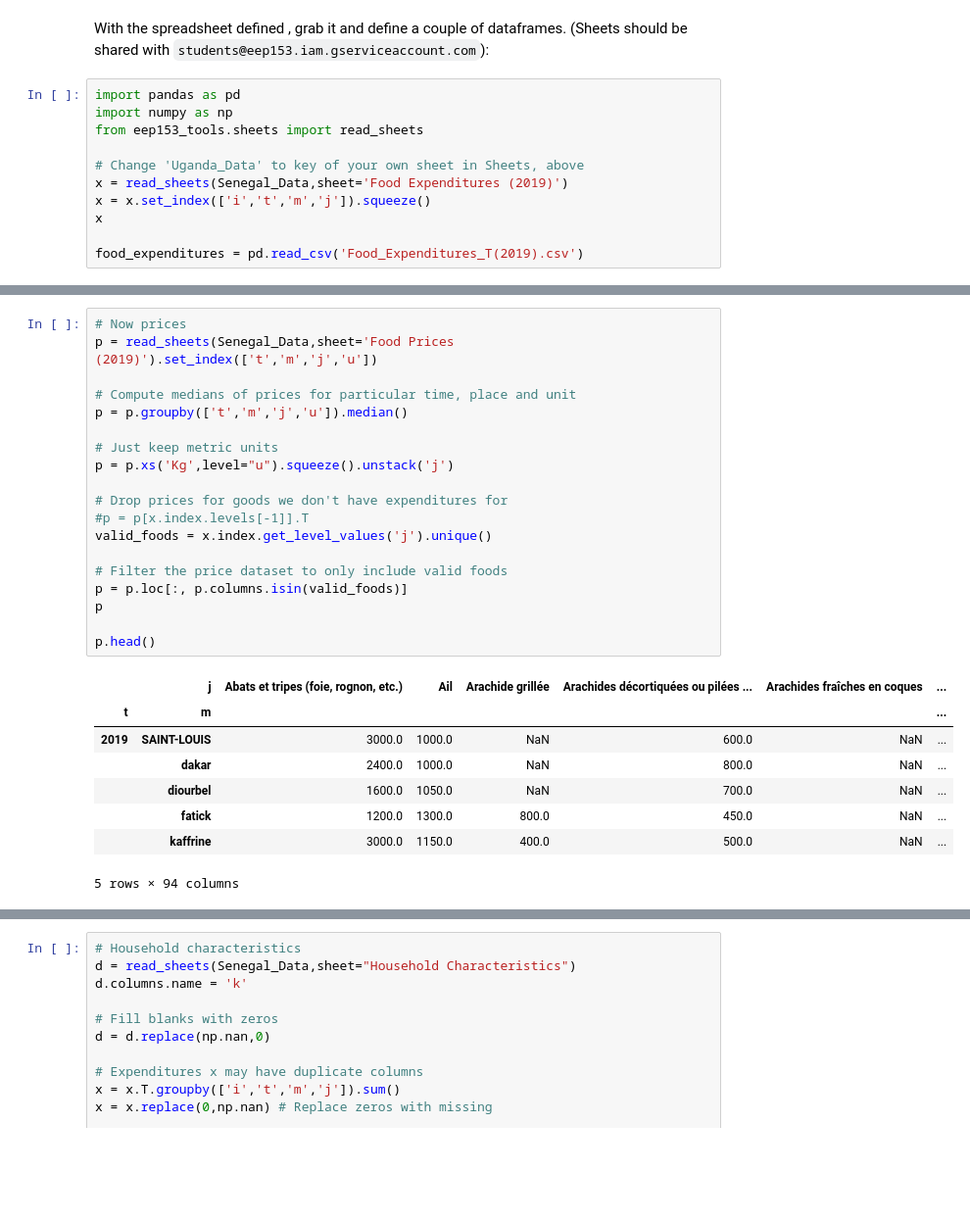
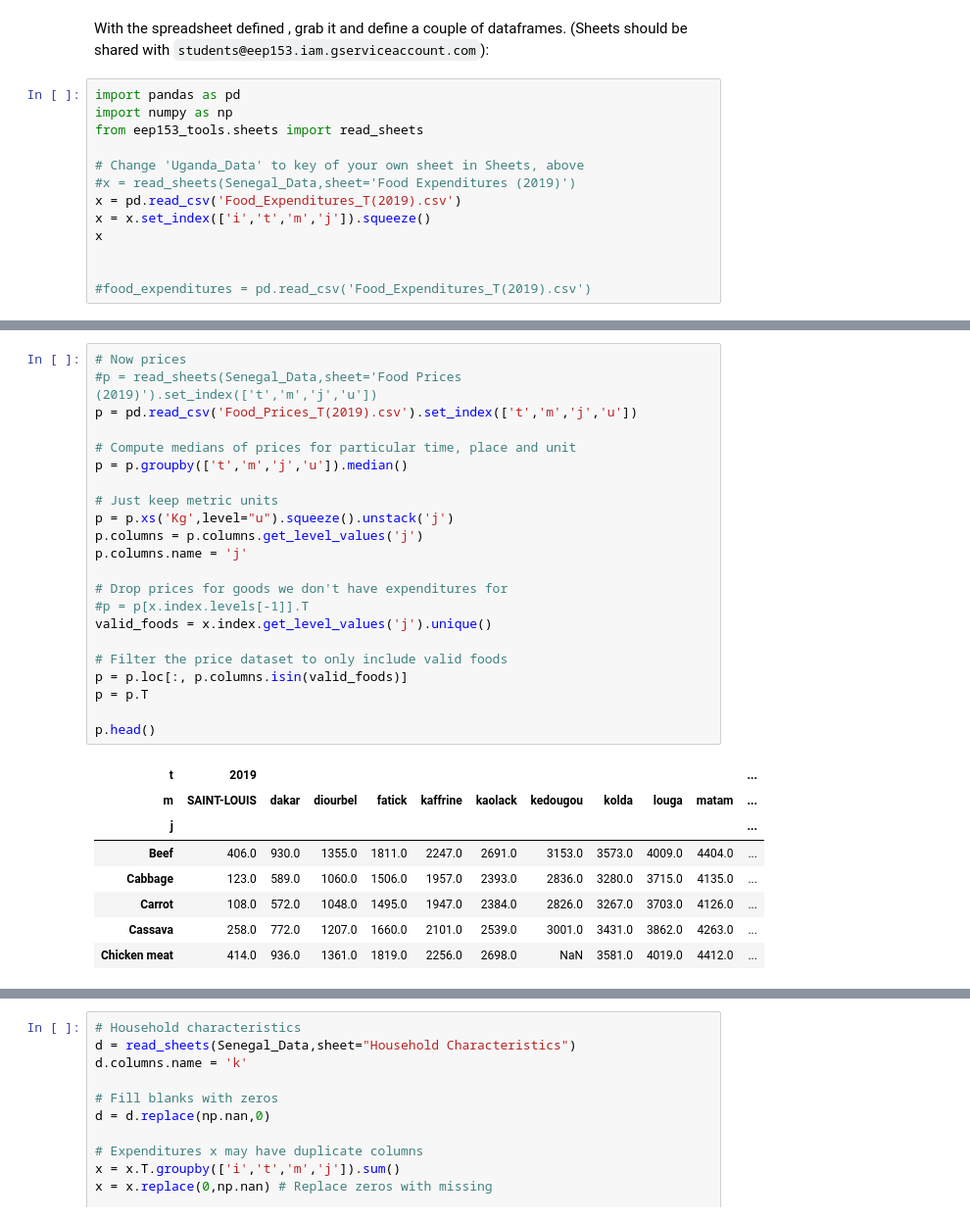
Before and after one commit to reilyfairchild/EEP153-Project-3, a Jupyter notebook: estimation_example.ipynb, the cells around one changed output, grey strips where cells are left out. Shown at 98% size. Saved outputs shown, nothing was run; the diff lists cells and outputs as text; blank space fills up the shorter version.

Commit message:
swap p pivot table

```diff
--- a/estimation_example.ipynb
+++ b/estimation_example.ipynb
@@ -87,9 +87,11 @@ import numpy as np
 from eep153_tools.sheets import read_sheets
 
 # Change 'Uganda_Data' to key of your own sheet in Sheets, above
-x = read_sheets(Senegal_Data,sheet='Food Expenditures (2019)')
+#x = read_sheets(Senegal_Data,sheet='Food Expenditures (2019)')
+x = pd.read_csv('Food_Expenditures_T(2019).csv')
 x = x.set_index(['i','t','m','j']).squeeze()
 x
 
-food_expenditures = pd.read_csv('Food_Expenditures_T(2019).csv')
+
+#food_expenditures = pd.read_csv('Food_Expenditures_T(2019).csv')
 # %% [output]
@@ -109,28 +112,31 @@ Name: Expenditure, Length: 93749, dtype: float64
 # %%
 # Now prices
-p = read_sheets(Senegal_Data,sheet='Food Prices (2019)').set_index(['t','m','j','u'])
+#p = read_sheets(Senegal_Data,sheet='Food Prices (2019)').set_index(['t','m','j','u'])
+p = pd.read_csv('Food_Prices_T(2019).csv').set_index(['t','m','j','u'])
 
 # Compute medians of prices for particular time, place and unit
 p = p.groupby(['t','m','j','u']).median()
 
 # Just keep metric units
 p = p.xs('Kg',level="u").squeeze().unstack('j')
+p.columns = p.columns.get_level_values('j')
+p.columns.name = 'j'
 
 # Drop prices for goods we don't have expenditures for
 #p = p[x.index.levels[-1]].T
 valid_foods = x.index.get_level_values('j').unique()
 
 # Filter the price dataset to only include valid foods
 p = p.loc[:, p.columns.isin(valid_foods)]
-p
+p = p.T
 
 p.head()
 # %% [output]
-|  | j | Abats et tripes (foie, rognon, etc.) | Ail | Arachide grillée | Arachides décortiquées ou pilées ... | Arachides fraîches en coques | ... |
-| t | m |  |  |  |  |  | ... |
-| 2019 | SAINT-LOUIS | 3000.0 | 1000.0 | NaN | 600.0 | NaN | ... |
-|  | dakar | 2400.0 | 1000.0 | NaN | 800.0 | NaN | ... |
-|  | diourbel | 1600.0 | 1050.0 | NaN | 700.0 | NaN | ... |
-|  | fatick | 1200.0 | 1300.0 | 800.0 | 450.0 | NaN | ... |
-|  | kaffrine | 3000.0 | 1150.0 | 400.0 | 500.0 | NaN | ... |
+| t | 2019 |  |  |  |  |  |  |  |  |  | ... |
+| m | SAINT-LOUIS | dakar | diourbel | fatick | kaffrine | kaolack | kedougou | kolda | louga | matam | ... |
+| j |  |  |  |  |  |  |  |  |  |  | ... |
+| Beef | 406.0 | 930.0 | 1355.0 | 1811.0 | 2247.0 | 2691.0 | 3153.0 | 3573.0 | 4009.0 | 4404.0 | ... |
+| Cabbage | 123.0 | 589.0 | 1060.0 | 1506.0 | 1957.0 | 2393.0 | 2836.0 | 3280.0 | 3715.0 | 4135.0 | ... |
+| Carrot | 108.0 | 572.0 | 1048.0 | 1495.0 | 1947.0 | 2384.0 | 2826.0 | 3267.0 | 3703.0 | 4126.0 | ... |
+| Cassava | 258.0 | 772.0 | 1207.0 | 1660.0 | 2101.0 | 2539.0 | 3001.0 | 3431.0 | 3862.0 | 4263.0 | ... |
+| Chicken meat | 414.0 | 936.0 | 1361.0 | 1819.0 | 2256.0 | 2698.0 | NaN | 3581.0 | 4019.0 | 4412.0 | ... |
-5 rows × 94 columns
```
Also changed, not shown: parts of 5 cells of this notebook.
